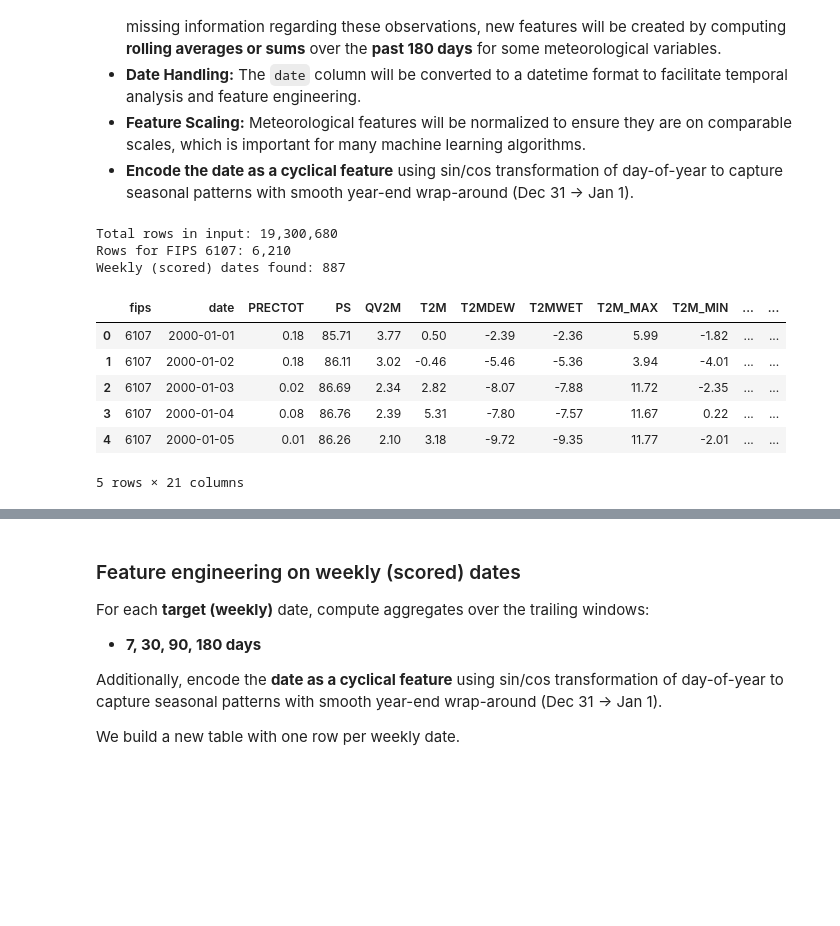
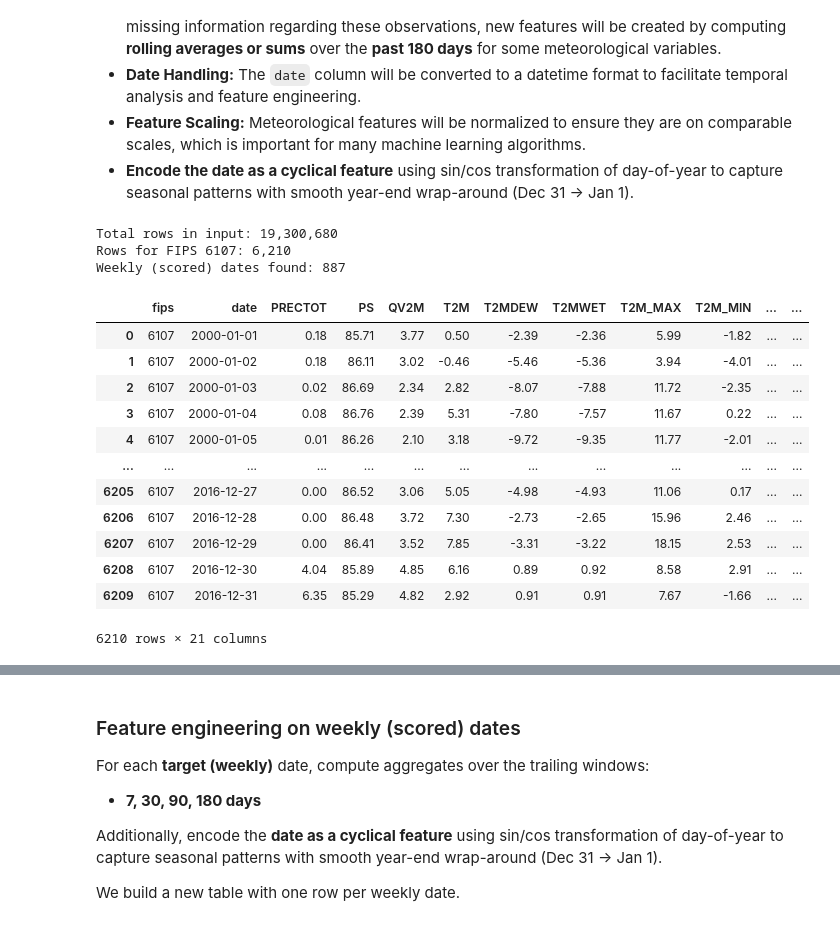
Before and after one commit to beatrizbsperes/Droughts-Predictions-with-Machine-Learning, a Jupyter notebook: delivers/251008_milistone1.ipynb, the cells around one changed output, grey strips where cells are left out. Saved outputs shown, nothing was run; the diff lists cells and outputs as text; code cells hidden in the pictures; blank space fills up the shorter version.

```diff
--- a/notebooks/251008_milistone1.ipynb
+++ b/delivers/251008_milistone1.ipynb
@@ -103,31 +103,37 @@ The original dataset contains multiple counties, potential missing values, and t
 # %%
 # --- Target FIPS ---
 TARGET_FIPS = 6107  # Kern County, CA (example)
 
 # Convert date to datetime
 df['date'] = pd.to_datetime(df['date'])
 
 # Filter for TARGET_FIPS only
 df_filtered = df[df['fips'] == TARGET_FIPS].copy()
 
 # Sort by date to ensure proper rolling calculations
 df_filtered = df_filtered.sort_values('date').reset_index(drop=True)
 
 # Identify rows with scores (weekly observations)
 scored_dates = df_filtered[df_filtered['score'].notna()]['date'].values
 
 print(f"Total rows in input: {len(df):,}")
 print(f"Rows for FIPS {TARGET_FIPS}: {len(df_filtered):,}")
 print(f"Weekly (scored) dates found: {len(scored_dates):,}")
-df_filtered.head()
+df_filtered
 # %% [output]
 Total rows in input: 19,300,680
 Rows for FIPS 6107: 6,210
 Weekly (scored) dates found: 887
 |  | fips | date | PRECTOT | PS | QV2M | T2M | T2MDEW | T2MWET | T2M_MAX | T2M_MIN | ... | ... |
 | 0 | 6107 | 2000-01-01 | 0.18 | 85.71 | 3.77 | 0.50 | -2.39 | -2.36 | 5.99 | -1.82 | ... | ... |
 | 1 | 6107 | 2000-01-02 | 0.18 | 86.11 | 3.02 | -0.46 | -5.46 | -5.36 | 3.94 | -4.01 | ... | ... |
 | 2 | 6107 | 2000-01-03 | 0.02 | 86.69 | 2.34 | 2.82 | -8.07 | -7.88 | 11.72 | -2.35 | ... | ... |
 | 3 | 6107 | 2000-01-04 | 0.08 | 86.76 | 2.39 | 5.31 | -7.80 | -7.57 | 11.67 | 0.22 | ... | ... |
 | 4 | 6107 | 2000-01-05 | 0.01 | 86.26 | 2.10 | 3.18 | -9.72 | -9.35 | 11.77 | -2.01 | ... | ... |
+| ... | ... | ... | ... | ... | ... | ... | ... | ... | ... | ... | ... | ... |
+| 6205 | 6107 | 2016-12-27 | 0.00 | 86.52 | 3.06 | 5.05 | -4.98 | -4.93 | 11.06 | 0.17 | ... | ... |
+| 6206 | 6107 | 2016-12-28 | 0.00 | 86.48 | 3.72 | 7.30 | -2.73 | -2.65 | 15.96 | 2.46 | ... | ... |
+| 6207 | 6107 | 2016-12-29 | 0.00 | 86.41 | 3.52 | 7.85 | -3.31 | -3.22 | 18.15 | 2.53 | ... | ... |
+| 6208 | 6107 | 2016-12-30 | 4.04 | 85.89 | 4.85 | 6.16 | 0.89 | 0.92 | 8.58 | 2.91 | ... | ... |
+| 6209 | 6107 | 2016-12-31 | 6.35 | 85.29 | 4.82 | 2.92 | 0.91 | 0.91 | 7.67 | -1.66 | ... | ... |
-5 rows × 21 columns
+6210 rows × 21 columns
```
Also changed, not shown: parts of 1 cell of this notebook, 2 other files.
